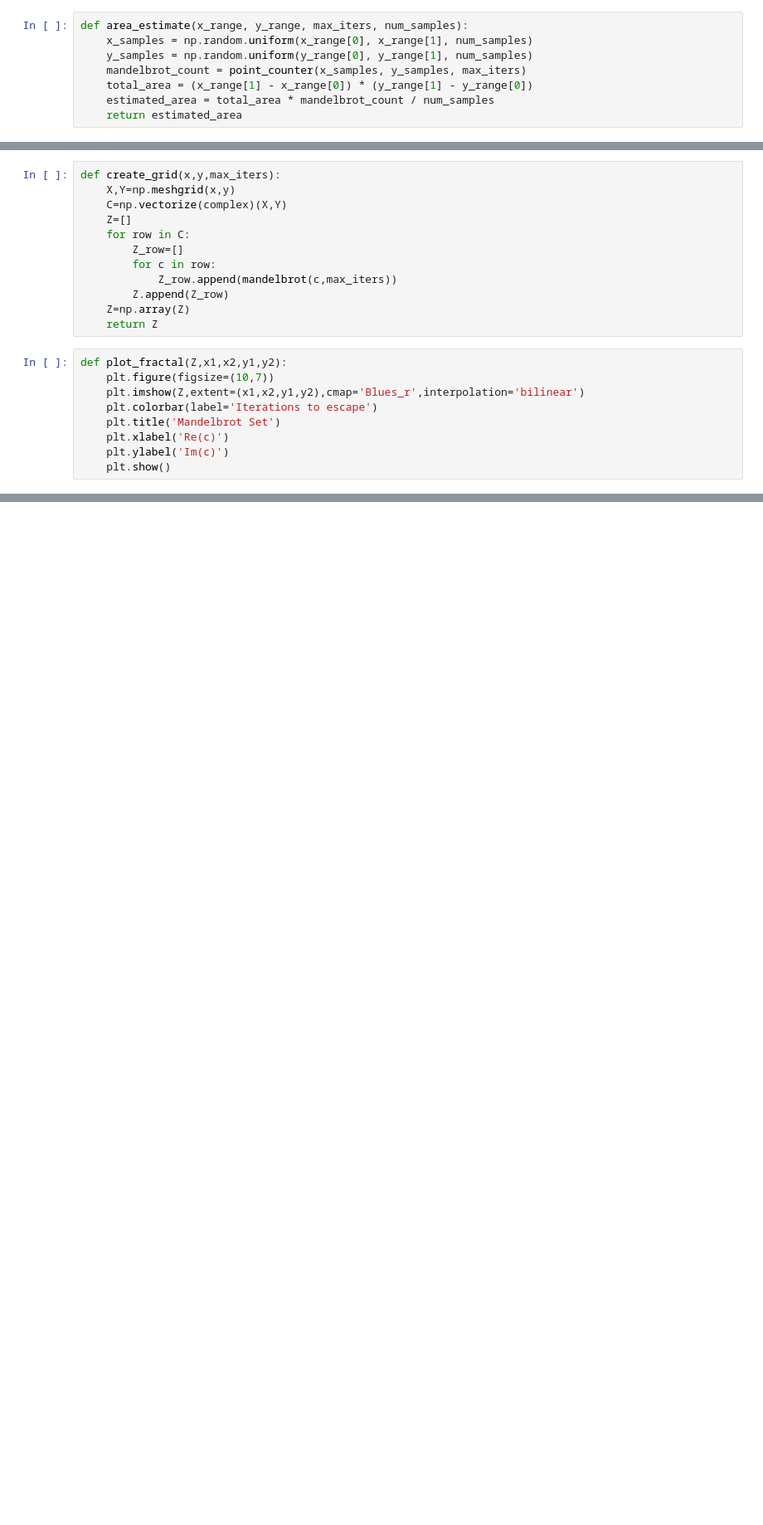
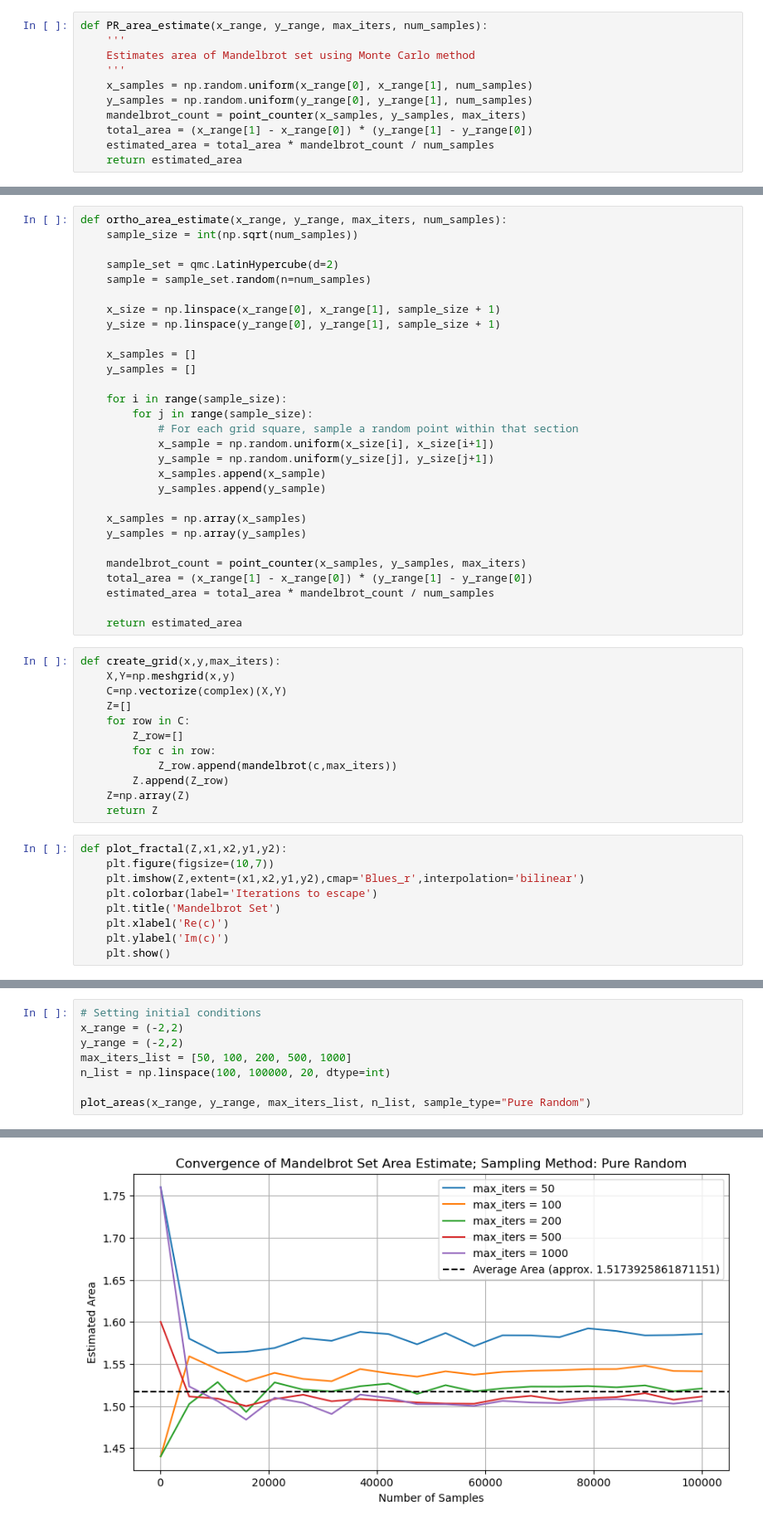
Before and after one commit to magggienn/stoch-sim-mandelbrot, a Jupyter notebook: Zainab's changes/Mandelbrot Analysis.ipynb, the cells around one changed output, grey strips where cells are left out. Shown at 83% size. Saved outputs shown, nothing was run; the diff lists cells and outputs as text; blank space fills up the shorter version.

Commit message:
add different sampling methods

```diff
--- a/Zainab's changes/Mandelbrot Analysis.ipynb
+++ b/Zainab's changes/Mandelbrot Analysis.ipynb
@@ -26,7 +29,10 @@ def point_counter(x,y,max_iters):
         if check==max_iters : counter+=1
     return counter
 # %%
-def area_estimate(x_range, y_range, max_iters, num_samples):
+def PR_area_estimate(x_range, y_range, max_iters, num_samples):
+    '''
+    Estimates area of Mandelbrot set using Monte Carlo method
+    '''
     x_samples = np.random.uniform(x_range[0], x_range[1], num_samples)
     y_samples = np.random.uniform(y_range[0], y_range[1], num_samples)
     mandelbrot_count = point_counter(x_samples, y_samples, max_iters)
@@ -36,3 +56,32 @@ def area_estimate(x_range, y_range, max_iters, num_samples):
+# %%
+def ortho_area_estimate(x_range, y_range, max_iters, num_samples):
+    sample_size = int(np.sqrt(num_samples))
+
+    sample_set = qmc.LatinHypercube(d=2)
+    sample = sample_set.random(n=num_samples)
+
+    x_size = np.linspace(x_range[0], x_range[1], sample_size + 1)
+    y_size = np.linspace(y_range[0], y_range[1], sample_size + 1)
+
+    x_samples = []
+    y_samples = []
+
+    for i in range(sample_size):
+        for j in range(sample_size):
+            # For each grid square, sample a random point within that section
+            x_sample = np.random.uniform(x_size[i], x_size[i+1])
+            y_sample = np.random.uniform(y_size[j], y_size[j+1])
+            x_samples.append(x_sample)
+            y_samples.append(y_sample)
+
+    x_samples = np.array(x_samples)
+    y_samples = np.array(y_samples)
+
+    mandelbrot_count = point_counter(x_samples, y_samples, max_iters)
+    total_area = (x_range[1] - x_range[0]) * (y_range[1] - y_range[0])
+    estimated_area = total_area * mandelbrot_count / num_samples
+
+    return estimated_area
 # %%
 def create_grid(x,y,max_iters):
     X,Y=np.meshgrid(x,y)
@@ -106,0 +163,9 @@ plt.show()
+# %%
+# Setting initial conditions
+x_range = (-2,2)
+y_range = (-2,2)
+max_iters_list = [50, 100, 200, 500, 1000]
+n_list = np.linspace(100, 100000, 20, dtype=int)
+
+plot_areas(x_range, y_range, max_iters_list, n_list, sample_type="Pure Random")
+# %% [output]
@@ -106,0 +178 @@ plt.show()
+[figure, added]
```
Also changed, not shown: parts of 6 cells of this notebook.
